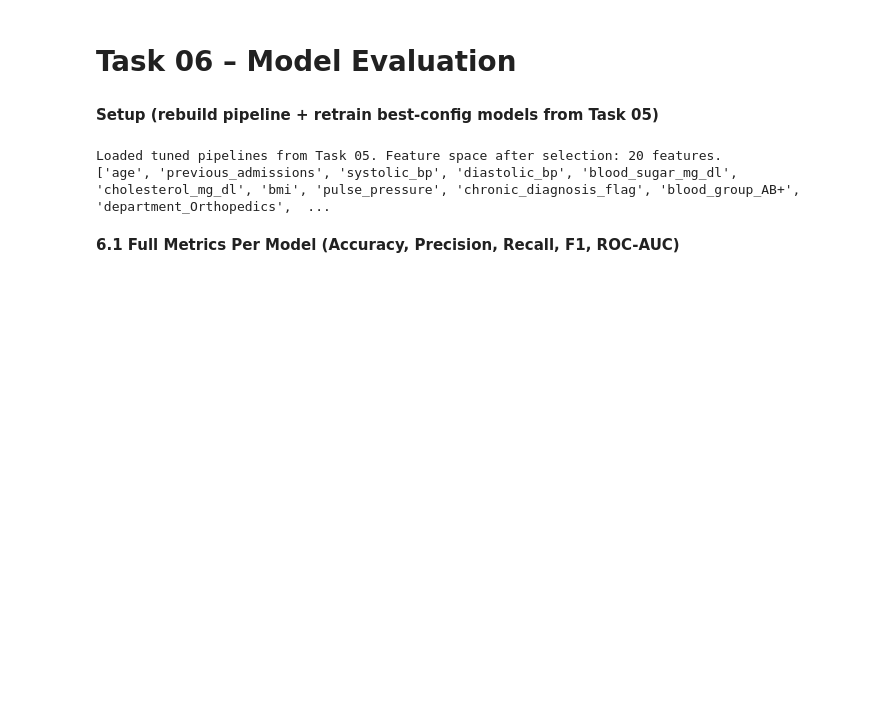
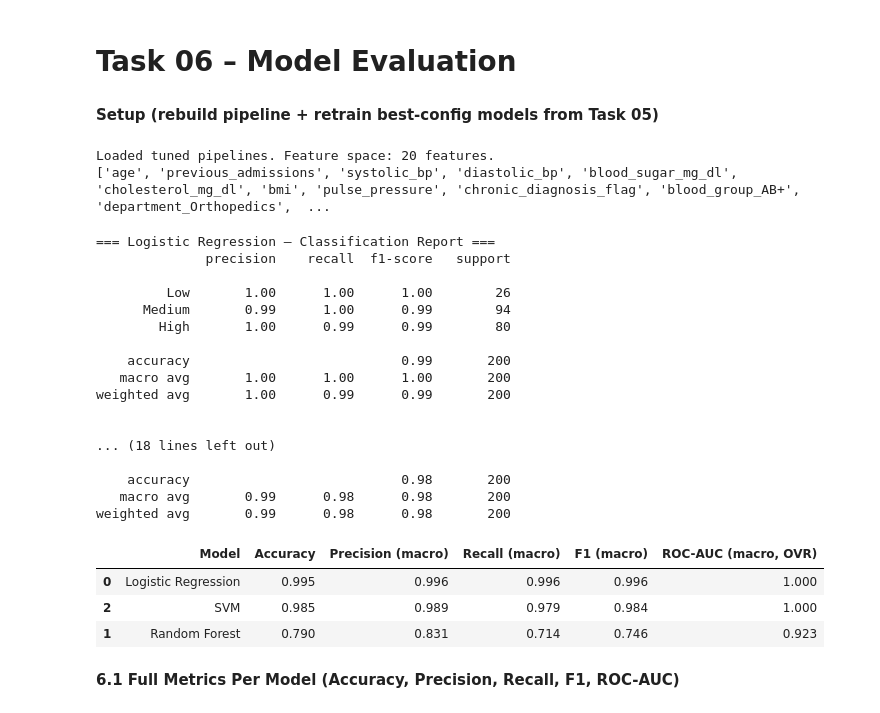
Before and after one commit to Damsiiii/AI-disease-risk-classification, a Jupyter notebook: Notebook/Option_C___Disease_Risk_Classification_REVISED__FIXED (1).ipynb, the cells around one changed output. Drawn from its saved outputs; the diff is of its cells as text; code cells hidden in the pictures; blank space fills up the shorter version.

Commit message:
Corrected full notebook with updated prediction fix

```diff
--- a/Notebook/Option_C___Disease_Risk_Classification_REVISED (1).ipynb
+++ b/Notebook/Option_C___Disease_Risk_Classification_REVISED__FIXED (1).ipynb
@@ -1190,9 +1180,9 @@ from sklearn.model_selection import train_test_split
 from sklearn.metrics import (accuracy_score, precision_score, recall_score, f1_score,
                               confusion_matrix, classification_report, roc_auc_score)
 
-# --- Rebuild the SAME leak-free train/test split as Task 05 (identical seed
-#     and steps => identical rows, so this is safe/deterministic) -----------
-base_path = '/content/drive/MyDrive/AI Prediction Problems/Dataset '
+# --- Rebuild the SAME leak-free train/test split as Task 05 ---
+# FIXED: Removed the trailing space from the path string
+base_path = '/content/drive/MyDrive/AI Prediction Problems/Dataset'
 df_path = os.path.join(base_path, 'smartcare_ai_dataset_1000.csv')
 
 df = pd.read_csv(df_path)
@@ -1232,16 +1222,12 @@ for col in clinical_cols:
     X_train[col] = X_train[col].clip(lower, upper)
     X_test[col] = X_test[col].clip(lower, upper)
 
-# --- Load the ACTUAL tuned pipelines saved at the end of Task 05, instead of
-#     retyping hyperparameters by hand (avoids the two ever drifting apart) --
+# --- Load the tuned pipelines ---
 lr_pipeline = joblib.load(f'{MODELS_DIR}/lr_model.pkl')
 rf_pipeline = joblib.load(f'{MODELS_DIR}/rf_model.pkl')
 svm_pipeline = joblib.load(f'{MODELS_DIR}/svm_model.pkl')
 
-# Extract the fitted classifier out of each pipeline, and the scaled+selected
-# feature matrix each classifier actually sees, so that `lr`, `rf`, `svm`,
-# `X_train_scaled`, `X_test_scaled` behave exactly as they did before for all
-# downstream SHAP / bonus-work cells.
+# Extract components for downstream analysis
 lr = lr_pipeline.named_steps['clf']
 rf = rf_pipeline.named_steps['clf']
 svm = svm_pipeline.named_steps['clf']
@@ -1253,11 +1239,60 @@ X_test_scaled = pd.DataFrame(lr_pipeline[:-1].transform(X_test), columns=selecte
 models = {'Logistic Regression': lr, 'Random Forest': rf, 'SVM': svm}
 class_names = ['Low', 'Medium', 'High']
 
-print(f"Loaded tuned pipelines from Task 05. Feature space after selection: {len(selected_features)} features.")
+print(f"Loaded tuned pipelines. Feature space: {len(selected_features)} features.")
 print(list(selected_features))
 # %% [output]
-Loaded tuned pipelines from Task 05. Feature space after selection: 20 features.
+Loaded tuned pipelines. Feature space: 20 features.
 ['age', 'previous_admissions', 'systolic_bp', 'diastolic_bp', 'blood_sugar_mg_dl', 'cholesterol_mg_dl', 'bmi', 'pulse_pressure', 'chronic_diagnosis_flag', 'blood_group_AB+', 'department_Orthopedics',  ...
+# %%
+results = []
+for name, model in models.items():
+    # The pipelines handle scaling and selection internally
+    # so we pass the X_test dataframe that matches the original X_train feature set
+    pred = model.predict(X_test_scaled)
+    proba = model.predict_proba(X_test_scaled)
+
+    acc = accuracy_score(y_test, pred)
+    prec_macro = precision_score(y_test, pred, average='macro')
+    rec_macro = recall_score(y_test, pred, average='macro')
+    f1_macro = f1_score(y_test, pred, average='macro')
+    roc_auc = roc_auc_score(y_test, proba, multi_class='ovr', average='macro')
+
+    results.append({
+        'Model': name, 'Accuracy': round(acc, 3),
+        'Precision (macro)': round(prec_macro, 3),
+        'Recall (macro)': round(rec_macro, 3),
+        'F1 (macro)': round(f1_macro, 3),
+        'ROC-AUC (macro, OVR)': round(roc_auc, 3)
+    })
+
+    print(f"\n=== {name} — Classification Report ===")
+    print(classification_report(y_test, pred, target_names=class_names))
+
+comparison_df = pd.DataFrame(results).sort_values('F1 (macro)', ascending=False)
+display(comparison_df)
+# %% [output]
+=== Logistic Regression — Classification Report ===
+              precision    recall  f1-score   support
+
+         Low       1.00      1.00      1.00        26
+      Medium       0.99      1.00      0.99        94
+        High       1.00      0.99      0.99        80
+
+    accuracy                           0.99       200
+   macro avg       1.00      1.00      1.00       200
+weighted avg       1.00      0.99      0.99       200
+
+
+... (18 lines left out)
+
+    accuracy                           0.98       200
+   macro avg       0.99      0.98      0.98       200
+weighted avg       0.99      0.98      0.98       200
+|  | Model | Accuracy | Precision (macro) | Recall (macro) | F1 (macro) | ROC-AUC (macro, OVR) |
+| 0 | Logistic Regression | 0.995 | 0.996 | 0.996 | 0.996 | 1.000 |
+| 2 | SVM | 0.985 | 0.989 | 0.979 | 0.984 | 1.000 |
+| 1 | Random Forest | 0.790 | 0.831 | 0.714 | 0.746 | 0.923 |
 # %% [markdown]
 **6.1 Full Metrics Per Model (Accuracy, Precision, Recall, F1, ROC-AUC)**
 # %%
```
Also changed, not shown: parts of 13 cells of this notebook.
